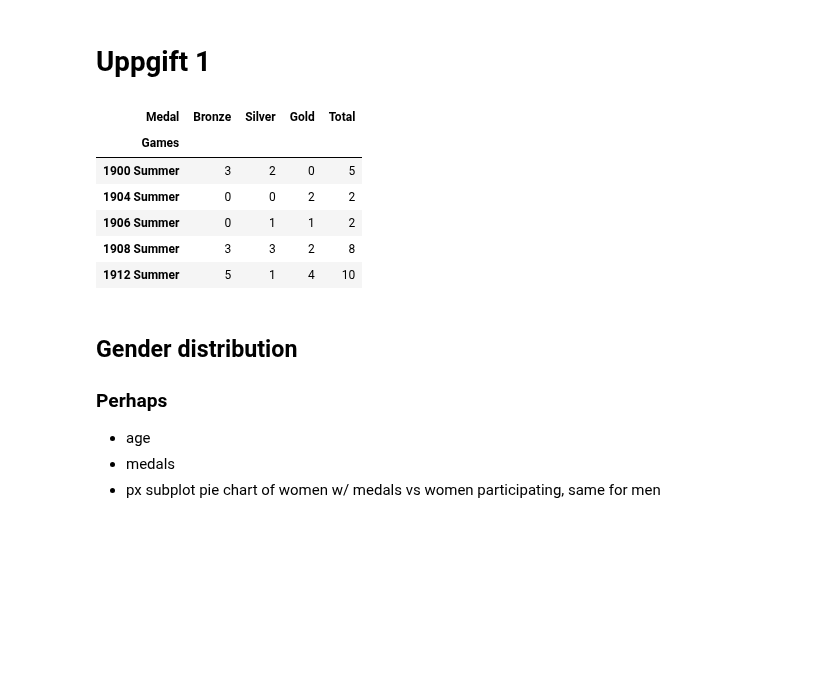
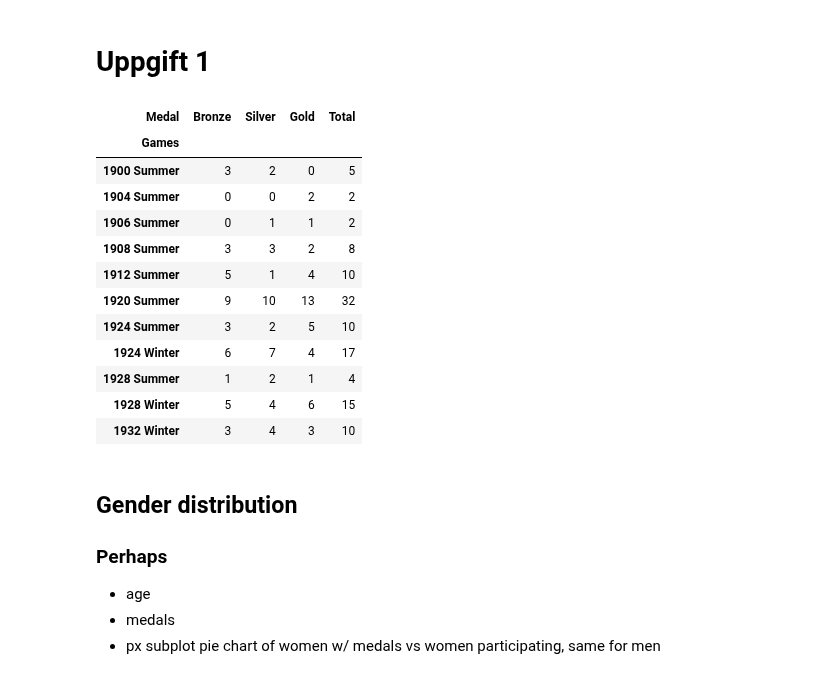
Before and after one commit to Ludwilton/Projekt-OS-Norge, a Jupyter notebook: uppgift_0/uppgift.0.ANDERS.ipynb, the cells around one changed output. Saved outputs shown, nothing was run; the diff lists cells and outputs as text; code cells hidden in the pictures; blank space fills up the shorter version.

```diff
--- a/uppgift_0/uppgift.0.ANDERS.ipynb
+++ b/uppgift_0/uppgift.0.ANDERS.ipynb
@@ -14,17 +14,17 @@ import plotly.express as px
 from plotly.subplots import make_subplots
 import plotly.graph_objects as go
 
-
 # FutureWarning handling
 pd.options.mode.copy_on_write = True
 
 df = read_athlete_events("/home/albot/coding/repos/Projekt-OS-Norge/athlete_events.csv")
-df = hash_column(df, "Name")
+df = hash_column(df, "Name").drop(columns=["ID"]).rename(columns={"Name(Hash Value)": "Hash"})
 nor = df[df["NOC"] == "NOR"]
 # %%
 def medal_counter(df=nor, col="Games"):
     df_medal = df.copy()
-    df_medal["Medal"] = df_medal["Medal"].fillna("No Medal")        # inte säker på att jag behöver denna
+    # df_medal["Medal"] = df_medal["Medal"].fillna("No Medal")          # neither one survives, if the other one lives
+    # df_medal = df_medal.dropna(subset=["Medal"])                      # neither one survives, if the other one lives
     df_medal = df_medal.drop_duplicates(subset=["Event", "Games", "Team", "Medal"])
     medal_count = df_medal.groupby([col, "Medal"]).size().unstack(fill_value=0)
     medal_count["Total"] = medal_count[["Bronze", "Silver", "Gold"]].sum(axis=1)
@@ -32,12 +32,18 @@ def medal_counter(df=nor, col="Games"):
     return medal_count
 # %%
 nor_medals = medal_counter()
-nor_medals.head()
+nor_medals.head(11)
 # %% [output]
 | Medal | Bronze | Silver | Gold | Total |
 | Games |  |  |  |  |
 | 1900 Summer | 3 | 2 | 0 | 5 |
 | 1904 Summer | 0 | 0 | 2 | 2 |
 | 1906 Summer | 0 | 1 | 1 | 2 |
 | 1908 Summer | 3 | 3 | 2 | 8 |
 | 1912 Summer | 5 | 1 | 4 | 10 |
+| 1920 Summer | 9 | 10 | 13 | 32 |
+| 1924 Summer | 3 | 2 | 5 | 10 |
+| 1924 Winter | 6 | 7 | 4 | 17 |
+| 1928 Summer | 1 | 2 | 1 | 4 |
+| 1928 Winter | 5 | 4 | 6 | 15 |
+| 1932 Winter | 3 | 4 | 3 | 10 |
```
Also changed, not shown: parts of 13 cells of this notebook.
